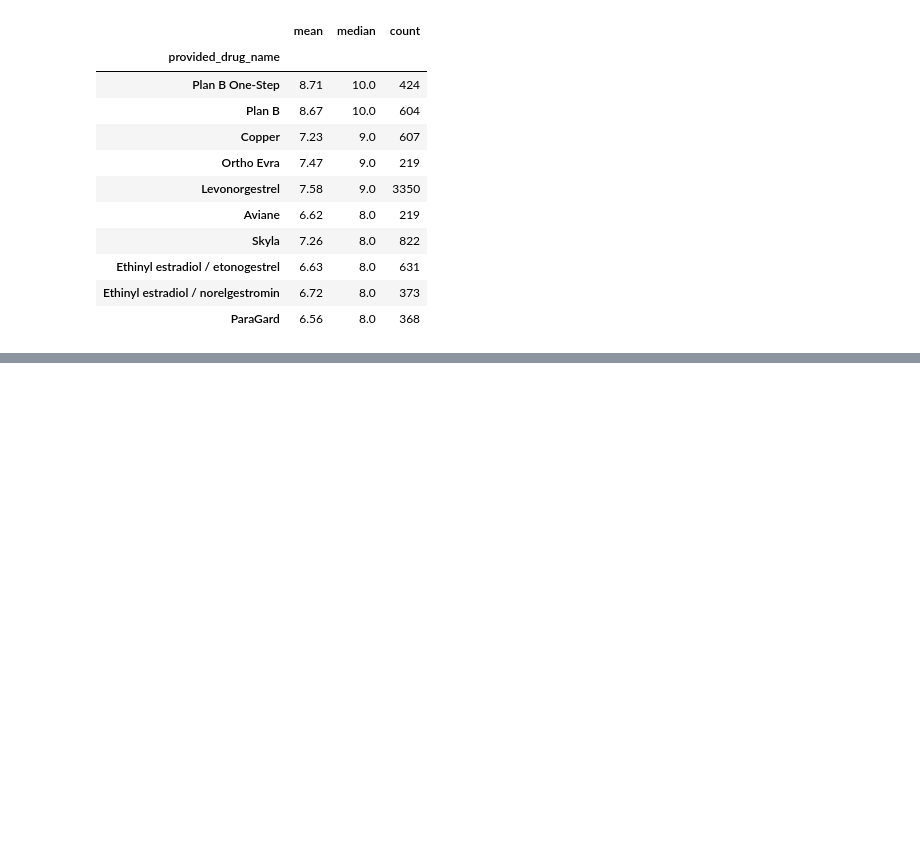
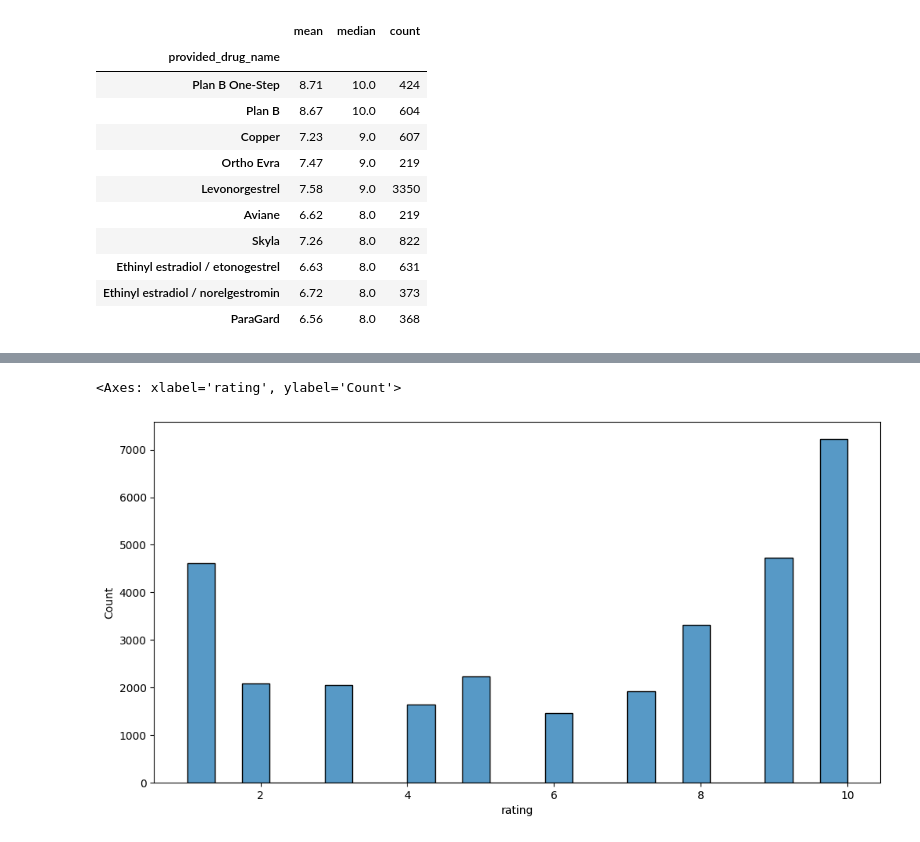
Before and after one commit to celefigs/collaborative_project, a Jupyter notebook: natalia_copy/THIS_EDA_60.ipynb, the cells around one changed output, grey strips where cells are left out. Drawn from its saved outputs; the diff is of its cells as text; code cells hidden in the pictures; blank space fills up the shorter version.

```diff
--- a/natalia_copy/THIS_EDA_60.ipynb
+++ b/natalia_copy/THIS_EDA_60.ipynb
@@ -456,0 +552,8 @@ bottom_10_avg
+# %%
+plt.figure(figsize=(12, 6))
+import seaborn as sns
+
+sns.histplot(data, x="rating")
+# %% [output]
+<Axes: xlabel='rating', ylabel='Count'>
+[figure, added]
```
Also changed, not shown: parts of 16 cells of this notebook.
